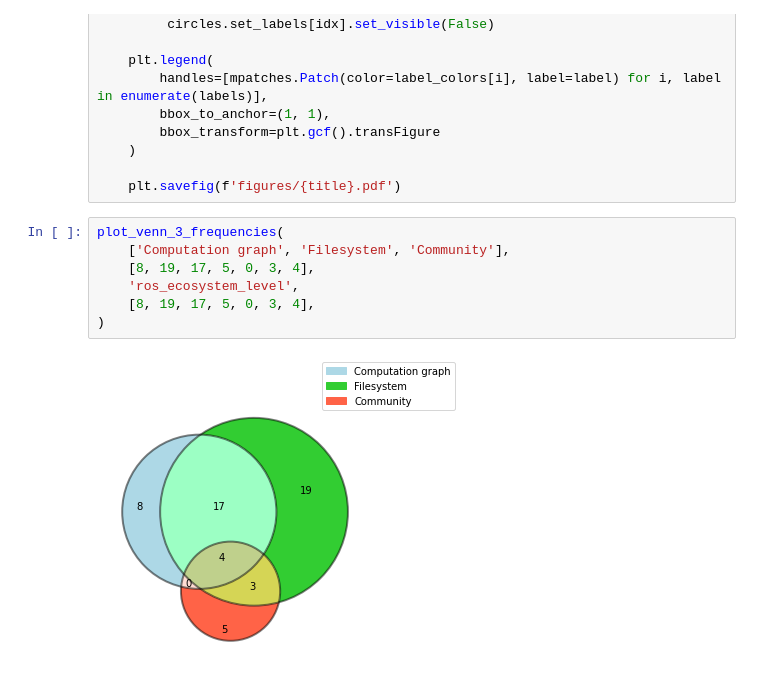
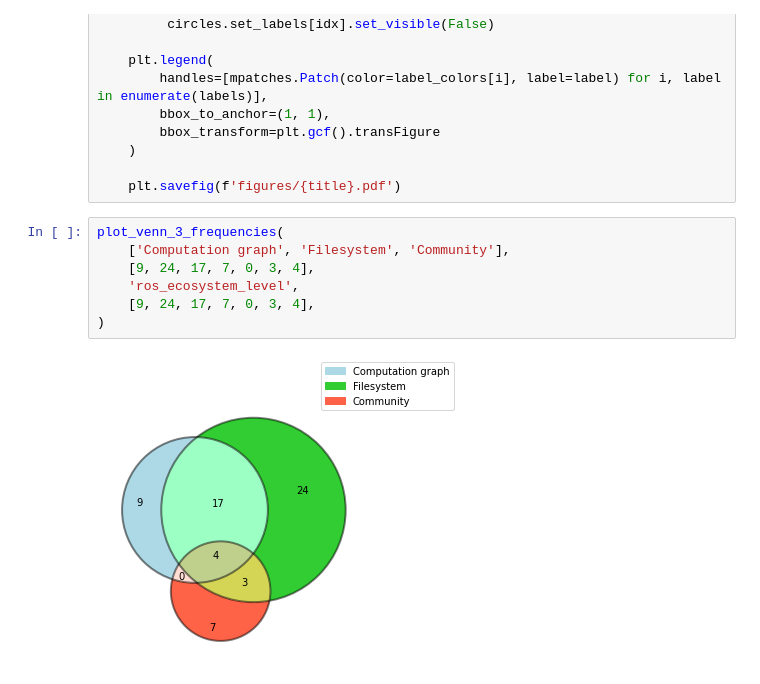
Before and after one commit to S2-group/SLR-2021, a Jupyter notebook: data_analysis/figures.ipynb, the cells around one changed output. Cells and saved outputs as stored; diff of their text form.

Commit message:
CSV file and figure updates

```diff
--- a/data_analysis/figures.ipynb
+++ b/data_analysis/figures.ipynb
@@ -51,12 +51,12 @@ def plot_venn_3_frequencies(labels, subset_frequencies, title, subset_areas=None
 # %%
 plot_venn_3_frequencies(
     ['Computation graph', 'Filesystem', 'Community'],
-    [8, 19, 17, 5, 0, 3, 4],
+    [9, 24, 17, 7, 0, 3, 4],
     'ros_ecosystem_level',
-    [8, 19, 17, 5, 0, 3, 4],
+    [9, 24, 17, 7, 0, 3, 4],
 )
 # %% [output]
-[figure, old version]
+[figure, new version]
 # %%
 import numpy as np
 
```
Also changed, not shown: parts of 2 cells of this notebook, 4 other files.
